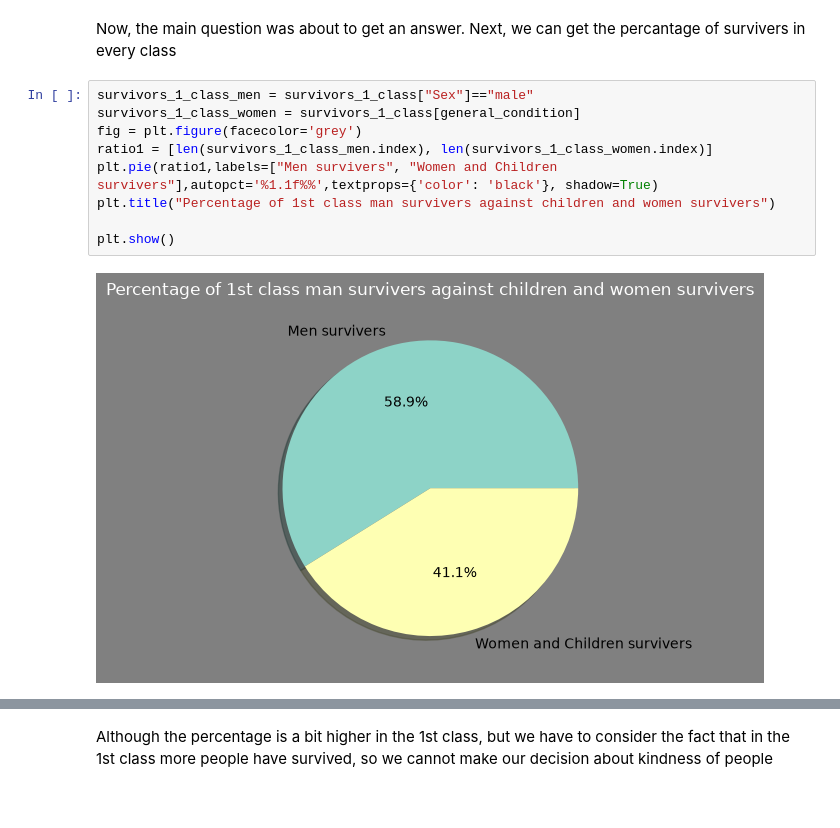
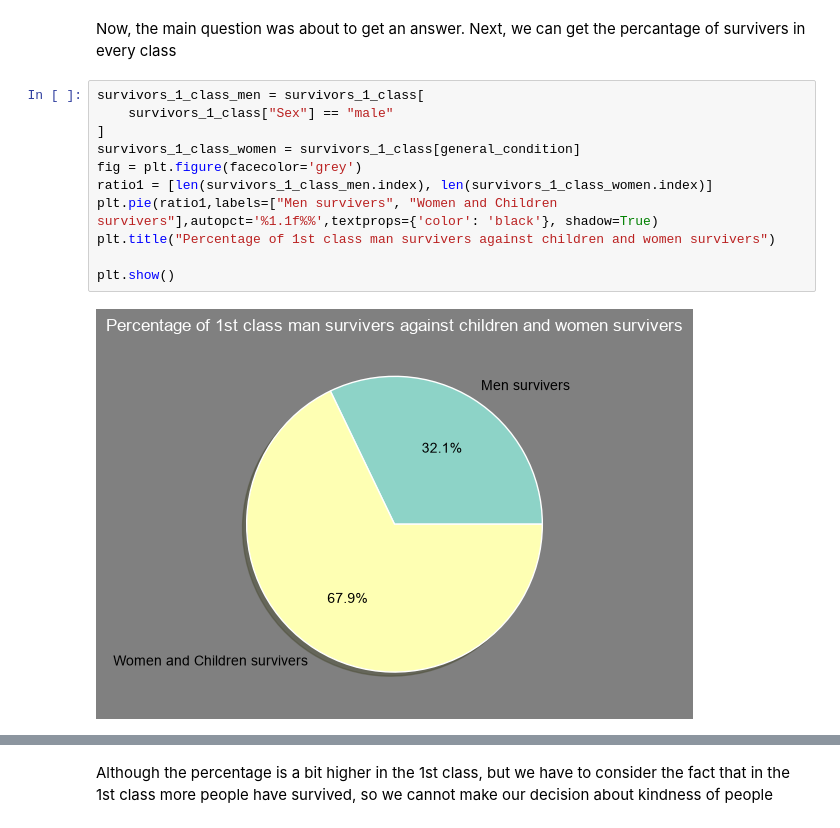
Before and after one commit to skyaax/TitanicDataset, a Jupyter notebook: Titanic.ipynb, the cells around one changed output, grey strips where cells are left out. Drawn from its saved outputs; the diff is of its cells as text.

```diff
--- a/Titanic.ipynb
+++ b/Titanic.ipynb
@@ -40,14 +40,16 @@ plt.show()
 # %% [markdown]
 Now, the main question was about to get an answer. Next, we can get the percantage of survivers in every class
 # %%
-survivors_1_class_men = survivors_1_class["Sex"]=="male"
+survivors_1_class_men = survivors_1_class[
+    survivors_1_class["Sex"] == "male"
+]
 survivors_1_class_women = survivors_1_class[general_condition]
 fig = plt.figure(facecolor='grey')
 ratio1 = [len(survivors_1_class_men.index), len(survivors_1_class_women.index)]
 plt.pie(ratio1,labels=["Men survivers", "Women and Children survivers"],autopct='%1.1f%%',textprops={'color': 'black'}, shadow=True)
 plt.title("Percentage of 1st class man survivers against children and women survivers")
 
 plt.show()
 # %% [output]
-[figure, old version]
+[figure, new version]
 # %%
```
Also changed, not shown: parts of 10 cells of this notebook.
